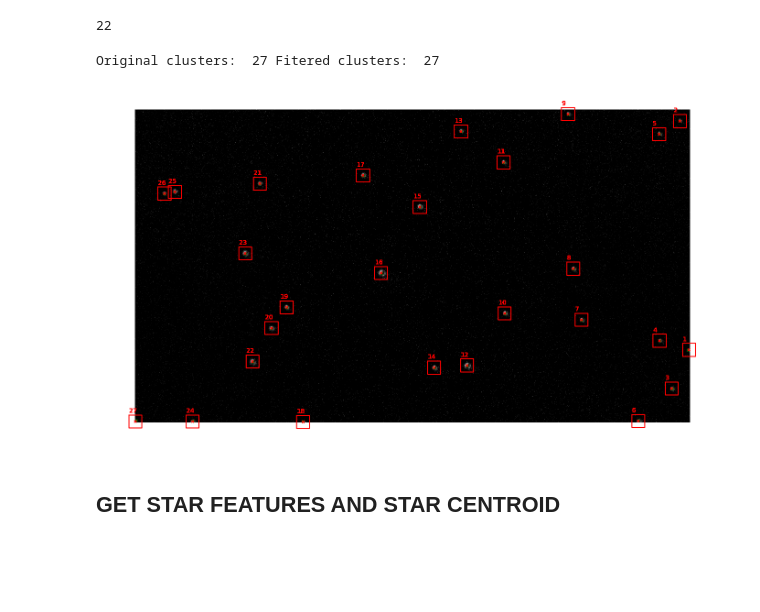
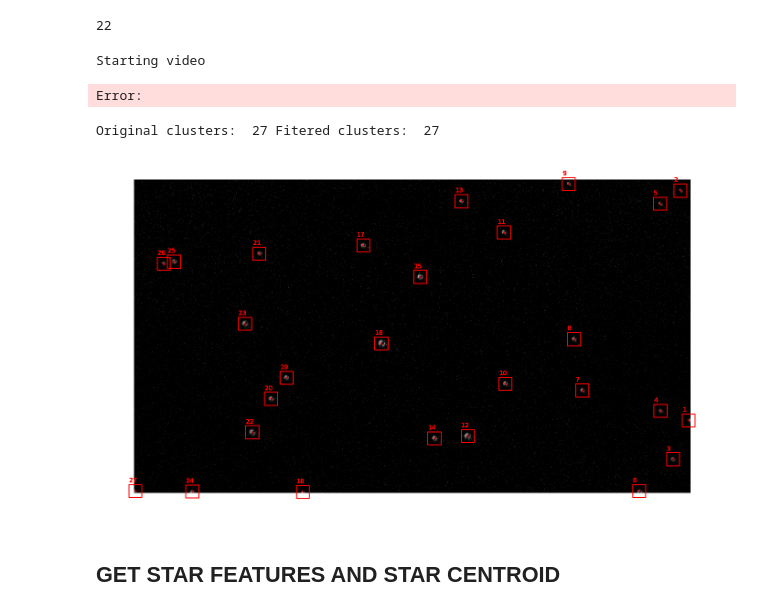
Before and after one commit to I-Zuniga/Event_Star_tracker, a Jupyter notebook: jupyter_notebooks/sdk_test.ipynb, the cells around one changed output. Cells and saved outputs as stored; diff of their text form; code cells hidden in the pictures; blank space fills up the shorter version.

```diff
--- a/jupyter_notebooks/sdk_test.ipynb
+++ b/jupyter_notebooks/sdk_test.ipynb
@@ -139,24 +140,41 @@ for index, frame in  enumerate(copact_frames) :
     clusters_list.append( index_cluster(frame, pixel_range, clusters_index) )
 
     # print('Frame: ', index ,' Original clusters: ', len(clusters_index))
+# %%
+
+cluster_video = ClusterVideo()
+cluster_video.start_video()
+
+for frame in copact_frames:
+    cluster_frame = ClusterFrame(frame)
+    cluster_frame.get_clusters()
+    close_callbcak = cluster_video.update_frame(cluster_frame.plot_cluster_cv())
+    if close_callbcak:
+        cv2.destroyAllWindows()
+        break
+print('Video finished')
+cv2.destroyAllWindows()
+# %% [output]
+Starting video
+Error:
 # %%
 # FOR NOISY IMAGES delete the clusters with a mass lower than a treshold
 mass_treshold = 0.0
 treshold_val = mass_treshold*np.max([cluster_mass[1] for cluster_mass in  clusters_list[12]])
 clusters_list_filtered = [cluster for cluster in clusters_list[12] if cluster[1] > treshold_val ]
 
 print('Original clusters: ', len(clusters_list[12]),'Fitered clusters: ',  len(clusters_list_filtered))
 
 
 #JUST TO CHECK SOM WITHOUT FALSE STARS
 # clusters_list_filtered.pop(2) # Remove the cluster 3 of the frame 12
 # clusters_list_filtered.pop(5) # Remove the cluster 7(-1) of the frame 12
 
-plot_cluster(copact_frames[12], clusters_list_filtered, pixel_range, [18.5,10])
+plot_cluster(copact_frames[12], [x[0] for x in clusters_list_filtered], pixel_range, [18.5,10])
 # plot_cluster(copact_frames[12],clusters_list[12], pixel_range)
 # %% [output]
 Original clusters:  27 Fitered clusters:  27
-[figure, old version]
+[figure, new version]
 # %% [markdown]
 ## GET STAR FEATURES AND STAR CENTROID
 # %%
```
Also changed, not shown: parts of 1 cell of this notebook, 3 other files.
